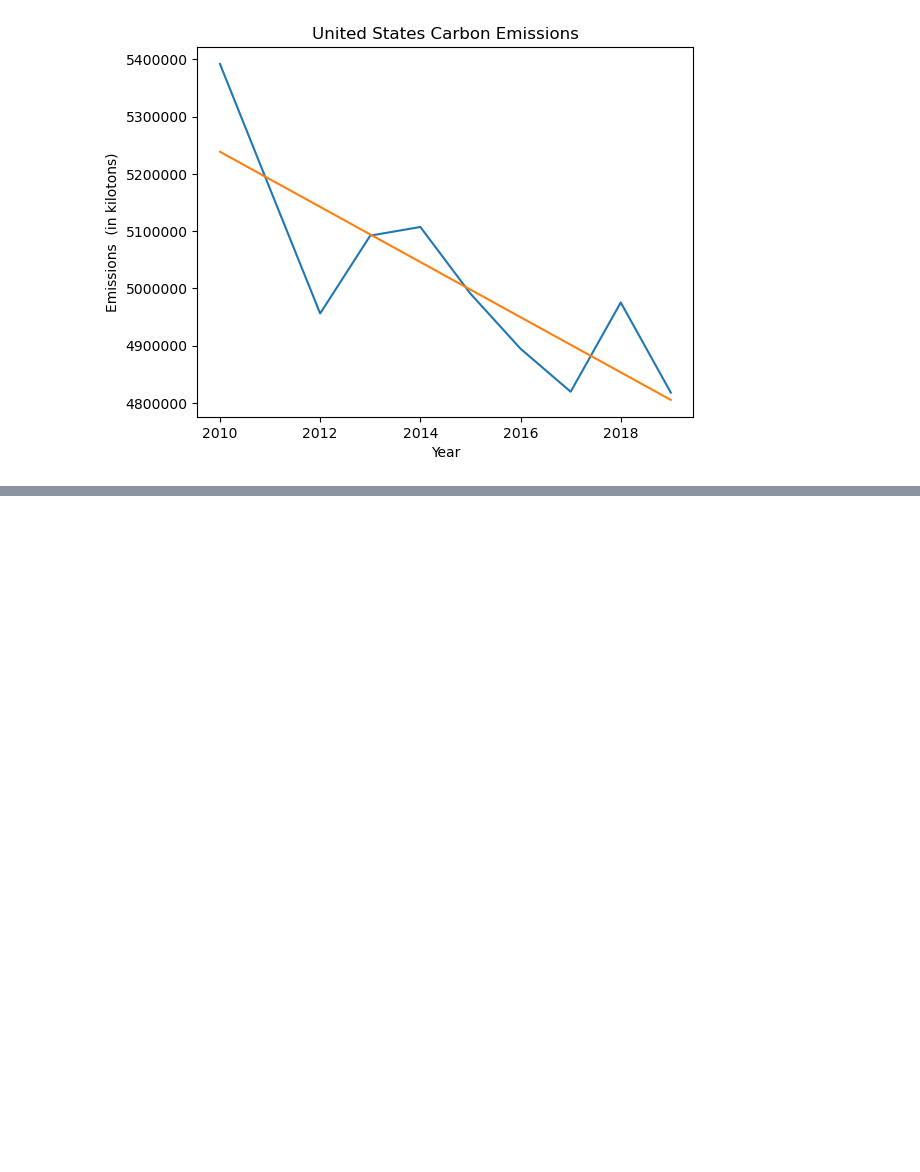
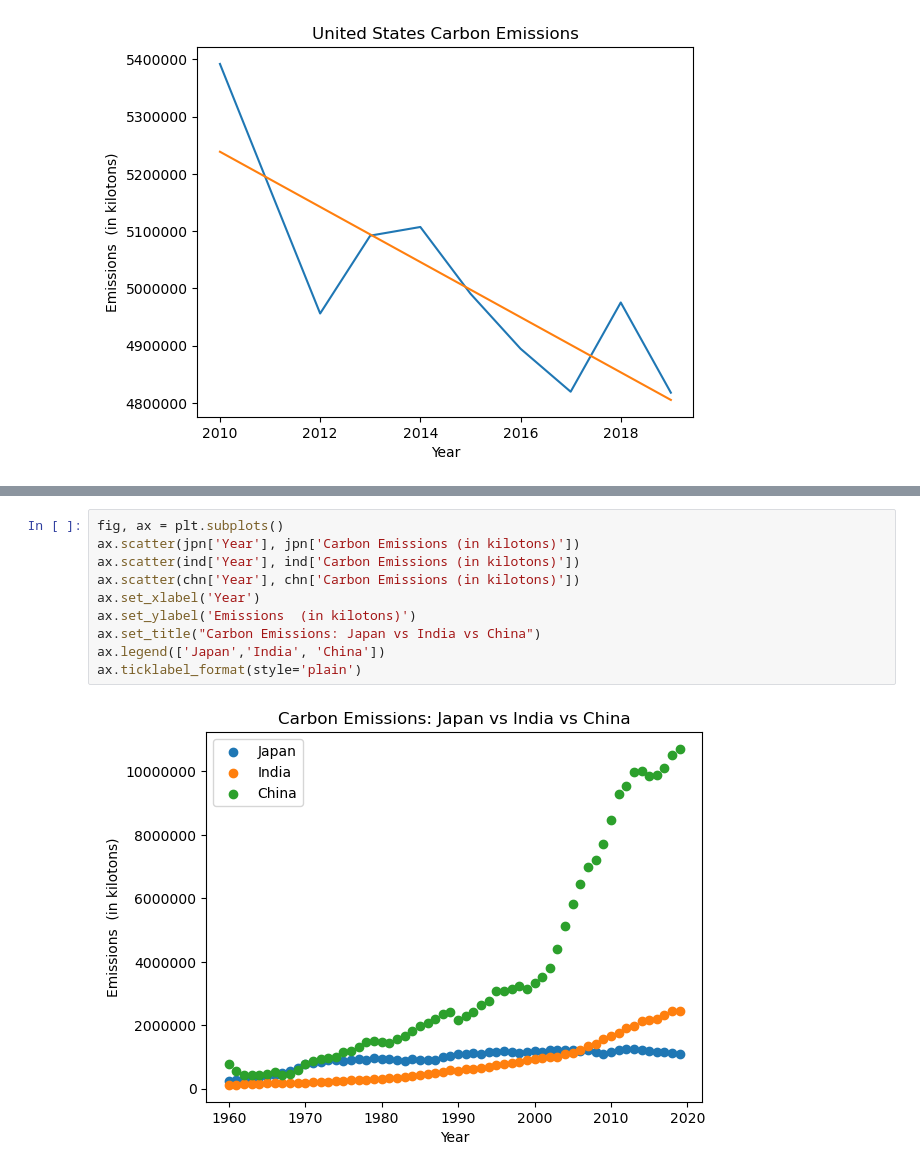
Before and after one commit to JeffreyFennell/Carbon-Emissions, a Jupyter notebook: carbon_emissions_project/carbon_emissions_final.ipynb, the cells around one changed output, grey strips where cells are left out. Saved outputs shown, nothing was run; the diff lists cells and outputs as text; blank space fills up the shorter version.

```diff
--- a/carbon_emissions_project/carbon_emissions_final.ipynb
+++ b/carbon_emissions_project/carbon_emissions_final.ipynb
@@ -356,0 +387,12 @@ plt.show()
+# %%
+fig, ax = plt.subplots()
+ax.scatter(jpn['Year'], jpn['Carbon Emissions (in kilotons)'])
+ax.scatter(ind['Year'], ind['Carbon Emissions (in kilotons)'])
+ax.scatter(chn['Year'], chn['Carbon Emissions (in kilotons)'])
+ax.set_xlabel('Year')
+ax.set_ylabel('Emissions  (in kilotons)')
+ax.set_title("Carbon Emissions: Japan vs India vs China")
+ax.legend(['Japan','India', 'China'])
+ax.ticklabel_format(style='plain')
+# %% [output]
+[figure, added]
```
Also changed, not shown: parts of 6 cells of this notebook.
